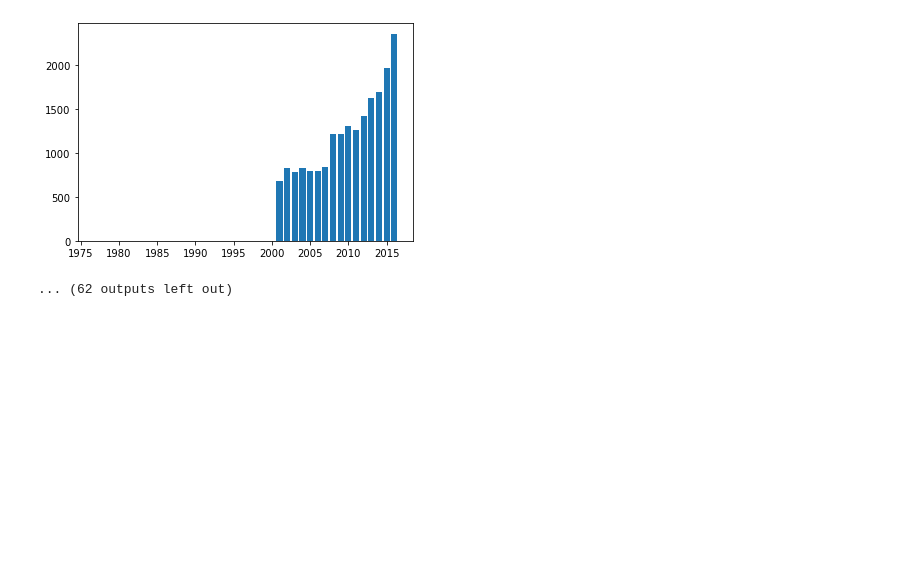
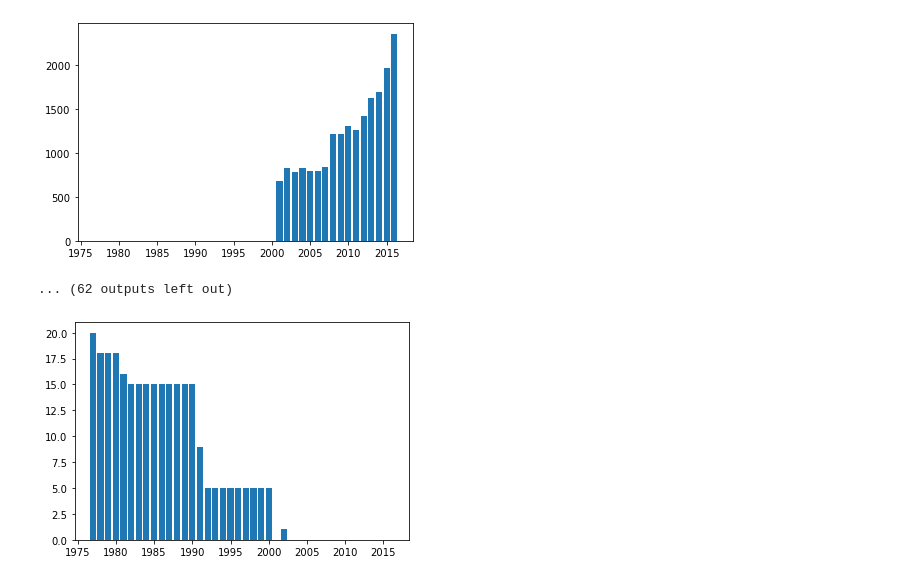
Before and after one commit to JulioAQuintana/FinalProject, a Jupyter notebook: Exploratory_Data_Analysis/stat_analysis_by_year.ipynb, the cells around one changed output. Cells and saved outputs as stored; diff of their text form; code cells hidden in the pictures; blank space fills up the shorter version.

```diff
--- a/Exploratory_Data_Analysis/stat_analysis_by_year.ipynb
+++ b/Exploratory_Data_Analysis/stat_analysis_by_year.ipynb
@@ -104,3 +108,11 @@ safties_def
 passes_defended_def
 [figure]
 ... (62 outputs left out)
+# %%
+# Plot the number of empty (has 0) variables across the years.
+plt.figure()
+plt.bar(df_var_check_year.index, height = (df_var_check_year==0).sum(axis=1))
+plt.show()
+plt.close()
+# %% [output]
+[figure, added]
```
Also changed, not shown: parts of 8 cells of this notebook, 1 other file.
